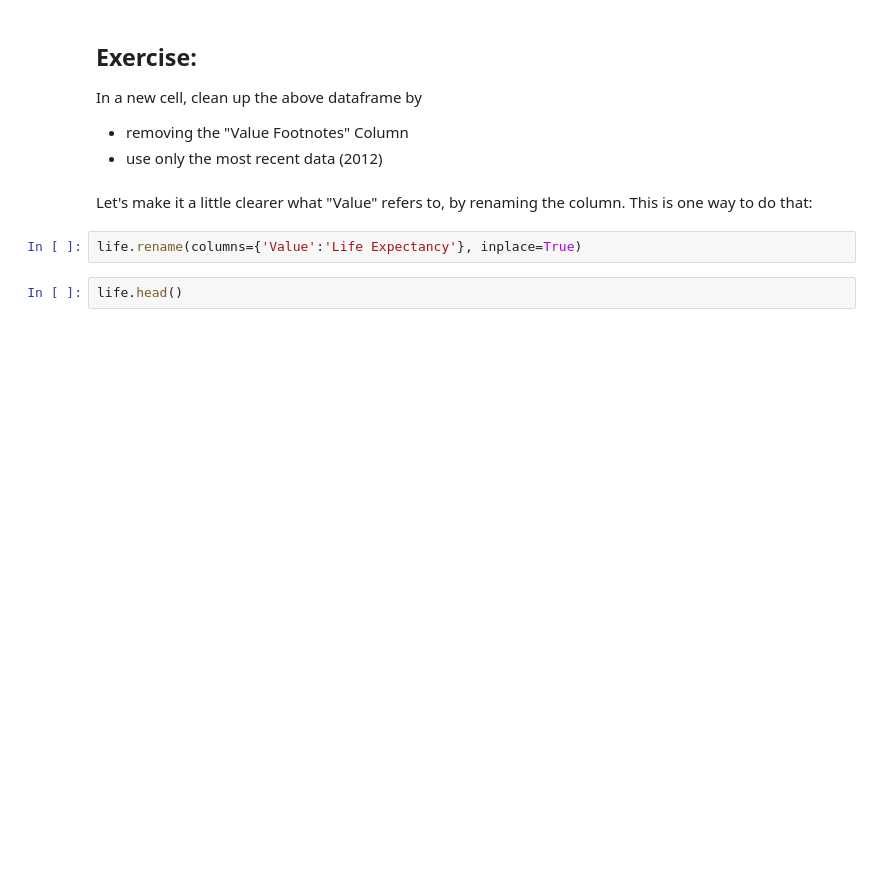
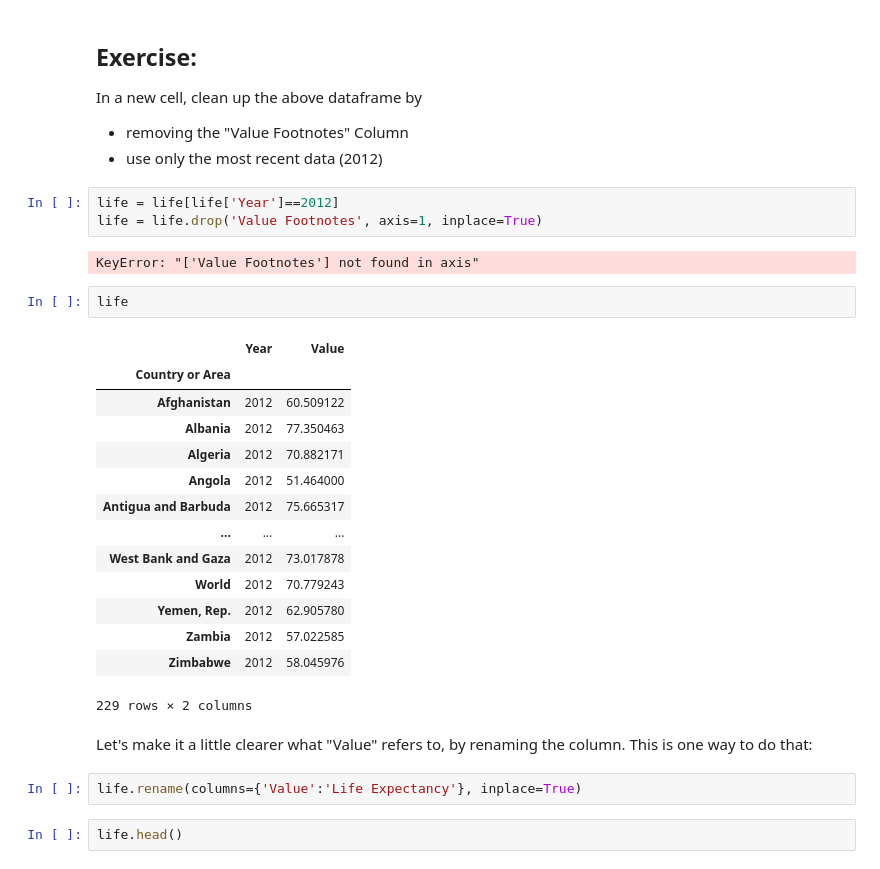
Before and after one commit to snig-17/QM2, a Jupyter notebook: W6_Merging_and_Joining_in_Python.ipynb, the cells around one changed output. Drawn from its saved outputs; the diff is of its cells as text; blank space fills up the shorter version.

```diff
--- a/W6_Merging_and_Joining_in_Python.ipynb
+++ b/W6_Merging_and_Joining_in_Python.ipynb
@@ -413,6 +491,28 @@ In a new cell, clean up the above dataframe by
 
 - removing the "Value Footnotes" Column
 - use only the most recent data (2012)
+# %%
+life = life[life['Year']==2012]
+life = life.drop('Value Footnotes', axis=1, inplace=True)
+# %% [output]
+KeyError: "['Value Footnotes'] not found in axis"
+# %%
+life
+# %% [output]
+|  | Year | Value |
+| Country or Area |  |  |
+| Afghanistan | 2012 | 60.509122 |
+| Albania | 2012 | 77.350463 |
+| Algeria | 2012 | 70.882171 |
+| Angola | 2012 | 51.464000 |
+| Antigua and Barbuda | 2012 | 75.665317 |
+| ... | ... | ... |
+| West Bank and Gaza | 2012 | 73.017878 |
+| World | 2012 | 70.779243 |
+| Yemen, Rep. | 2012 | 62.905780 |
+| Zambia | 2012 | 57.022585 |
+| Zimbabwe | 2012 | 58.045976 |
+229 rows × 2 columns
 # %% [markdown]
 Let's make it a little clearer what "Value" refers to, by renaming the column. This is one way to do that:
 # %%
```
Also changed, not shown: parts of 33 cells of this notebook.
